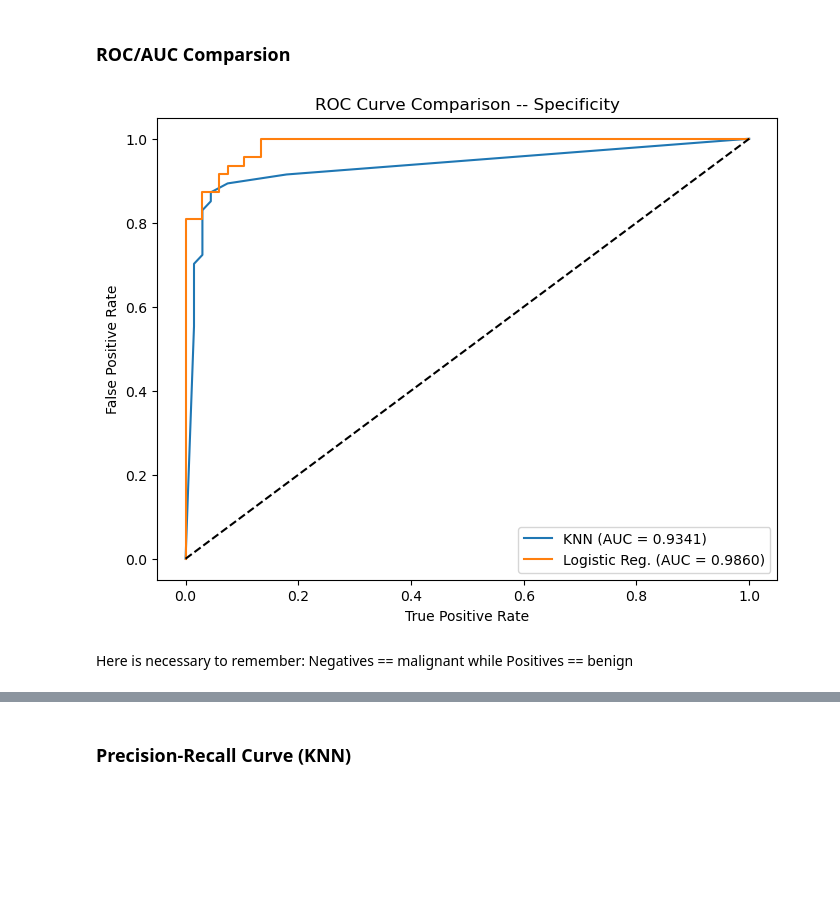
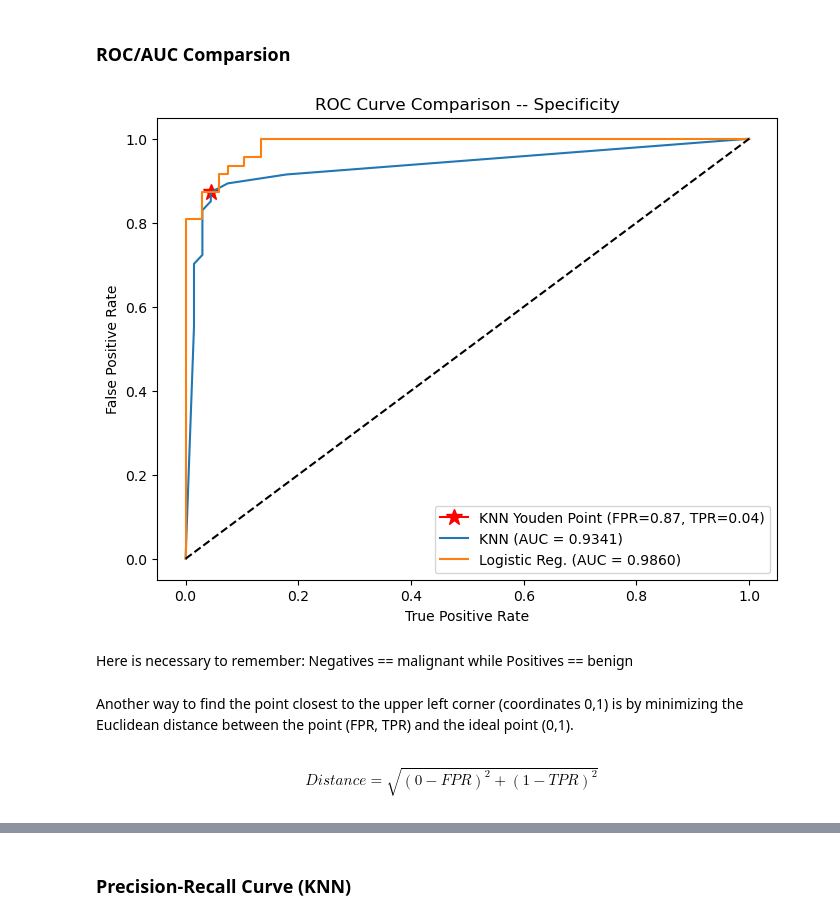
Before and after one commit to Stuepp/Breast-Cancer-Detection-Challange, a Jupyter notebook: Breast-Cancer-Detection.ipynb, the cells around one changed output, grey strips where cells are left out. Cells and saved outputs as stored; diff of their text form; code cells hidden in the pictures; blank space fills up the shorter version.

Commit message:
Improvement in the  analysis of ROC curve

```diff
--- a/Breast-Cancer-Detection.ipynb
+++ b/Breast-Cancer-Detection.ipynb
@@ -378,27 +378,44 @@ F1 Score:
 # %%
 # KNN
   # get ROC curve values
 fpr_knn, tpr_knn, _ = mt.roc_curve(y_test, y_pred_proba_knn, pos_label='M')
   # get areas under the curves
 auc_knn = mt.roc_auc_score(y_test, y_pred_proba_knn)
+
+# Calcule o Índice de Youden (J) para cada ponto na curva
+youden_j_knn = tpr_knn - fpr_knn
+
+# Encontre o índice (posição) onde o J é máximo
+optimal_idx = np.argmax(youden_j_knn)
+
+# Use o índice para obter o limiar ótimo e as taxas correspondentes
+optimal_tpr_knn = tpr_knn[optimal_idx]
+optimal_fpr_knn = fpr_knn[optimal_idx]
 
 # Logistic Regression
   # get ROC curve values
 fpr_logreg, tpr_logreg, _ = mt.roc_curve(y_test, y_pred_logReg, pos_label='M')
   # get areas under the curves
 auc_logreg = mt.roc_auc_score(y_test, y_pred_logReg)
 
 plt.figure(figsize=(8,6))
+plt.plot(optimal_fpr_knn, optimal_tpr_knn, marker='*', markersize=12, color='red', label=f'KNN Youden Point (FPR={optimal_tpr_knn:.2f}, TPR={optimal_fpr_knn:.2f})')
 plt.plot(fpr_knn, tpr_knn, label=f'KNN (AUC = {auc_knn:.4f})')
 plt.plot(fpr_logreg, tpr_logreg, label=f'Logistic Reg. (AUC = {auc_logreg:.4f})')
 plt.plot([0, 1], [0, 1], 'k--')
 plt.xlabel('True Positive Rate')
 plt.ylabel('False Positive Rate')
 plt.title('ROC Curve Comparison -- Specificity')
 plt.legend()
 plt.show()
 # %% [output]
-[figure, old version]
+[figure, new version]
 # %% [markdown]
 Here is necessary to remember:
 Negatives == malignant while Positives == benign
+# %% [markdown]
+Another way to find the point closest to the upper left corner (coordinates 0,1) is by minimizing the Euclidean distance between the point (FPR, TPR) and the ideal point (0,1).
+# %% [markdown]
+$$
+Distance = \sqrt{(0-{FPR})^2+(1-{TPR})^2}
+$$
```
Also changed, not shown: parts of 1 cell of this notebook.
